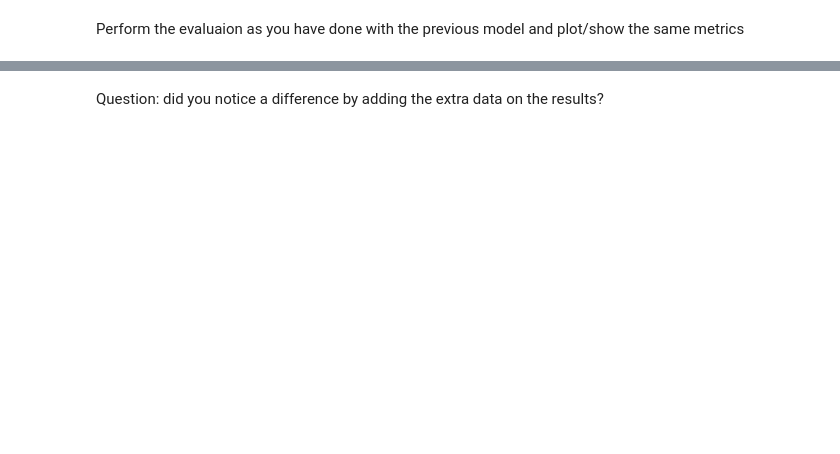
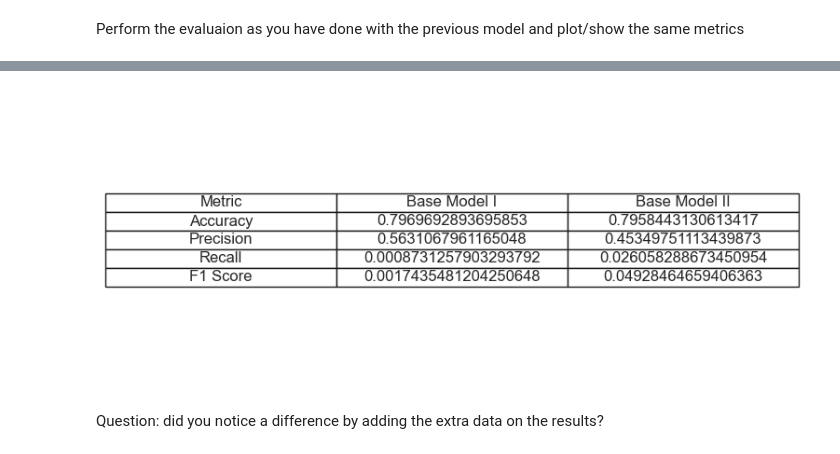
Before and after one commit to gtshen173/DSTS_Final_Project, a Jupyter notebook: onpremises.ipynb, the cells around one changed output, grey strips where cells are left out. Cells and saved outputs as stored; diff of their text form; code cells hidden in the pictures; blank space fills up the shorter version.

```diff
--- a/onpremises.ipynb
+++ b/onpremises.ipynb
@@ -1229,2 +1374,40 @@ Perform the evaluaion as you have done with the previous model and plot/show the
+# %%
+import pandas as pd
+import matplotlib.pyplot as plt
+from sklearn.metrics import accuracy_score, precision_score, recall_score, f1_score
+
+
+# Calculate metrics for the training set
+test_accuracy_base = accuracy_score(y_test, predictions)
+test_precision_base = precision_score(y_test, predictions, pos_label=1)
+test_recall_base = recall_score(y_test, predictions, pos_label=1)
+test_f1_base = f1_score(y_test, predictions, pos_label=1)
+# Calculate metrics for the test set
+test_accuracy = accuracy_score(y_test, predictions2)
+test_precision = precision_score(y_test, predictions2, pos_label=1)
+test_recall = recall_score(y_test, predictions2, pos_label=1)
+test_f1 = f1_score(y_test, predictions2, pos_label=1)
+
+
+# Create a DataFrame to store the metrics
+metrics_data = {
+    "Metric": ["Accuracy", "Precision", "Recall", "F1 Score"],
+    "Base Model I": [test_accuracy_base, test_precision_base, test_recall_base, test_f1_base],
+    "Base Model II": [test_accuracy, test_precision, test_recall, test_f1]
+}
+metrics_df = pd.DataFrame(metrics_data)
+
+# Plot the table
+fig, ax = plt.subplots(figsize=(8, 4))  # Adjust figure size as needed
+ax.axis("tight")
+ax.axis("off")
+table = ax.table(cellText=metrics_df.values, colLabels=metrics_df.columns, cellLoc="center", loc="center")
+table.auto_set_font_size(False)
+table.set_fontsize(12)
+table.scale(1.2, 1.2)  # Adjust table size as needed
+
+plt.show()
+# %% [output]
+[figure, added]
 # %% [markdown]
 Question: did you notice a difference by adding the extra data on the results?
```
Also changed, not shown: parts of 60 cells of this notebook, 2 other files.
